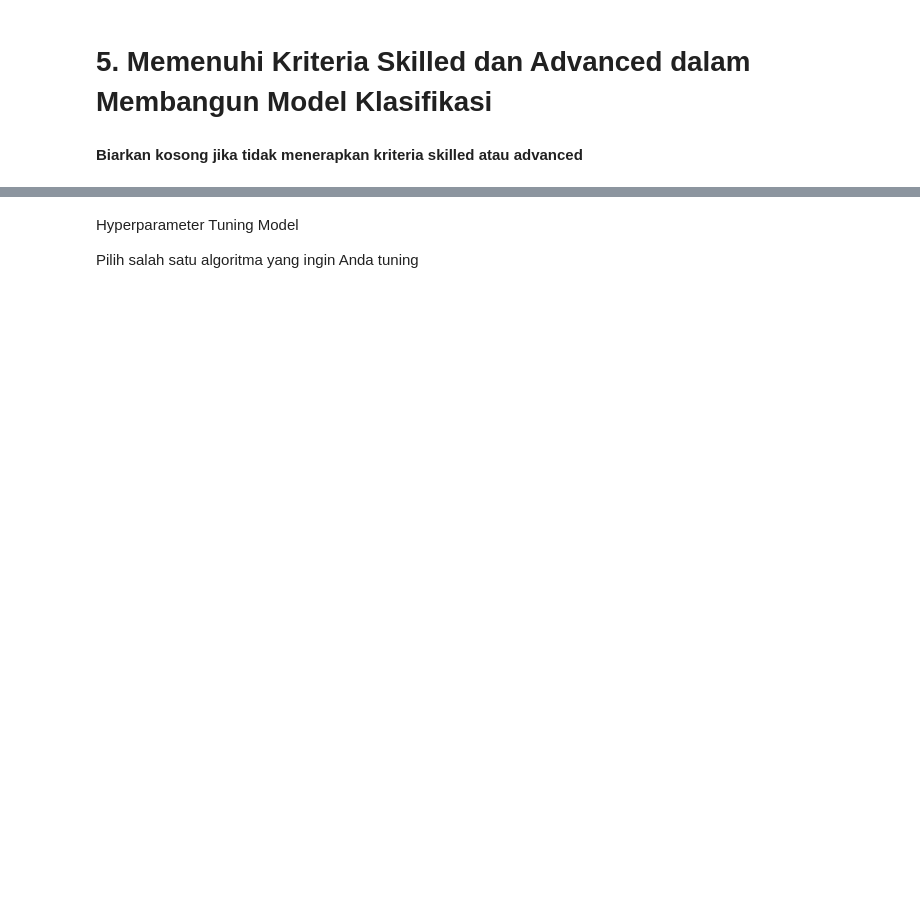
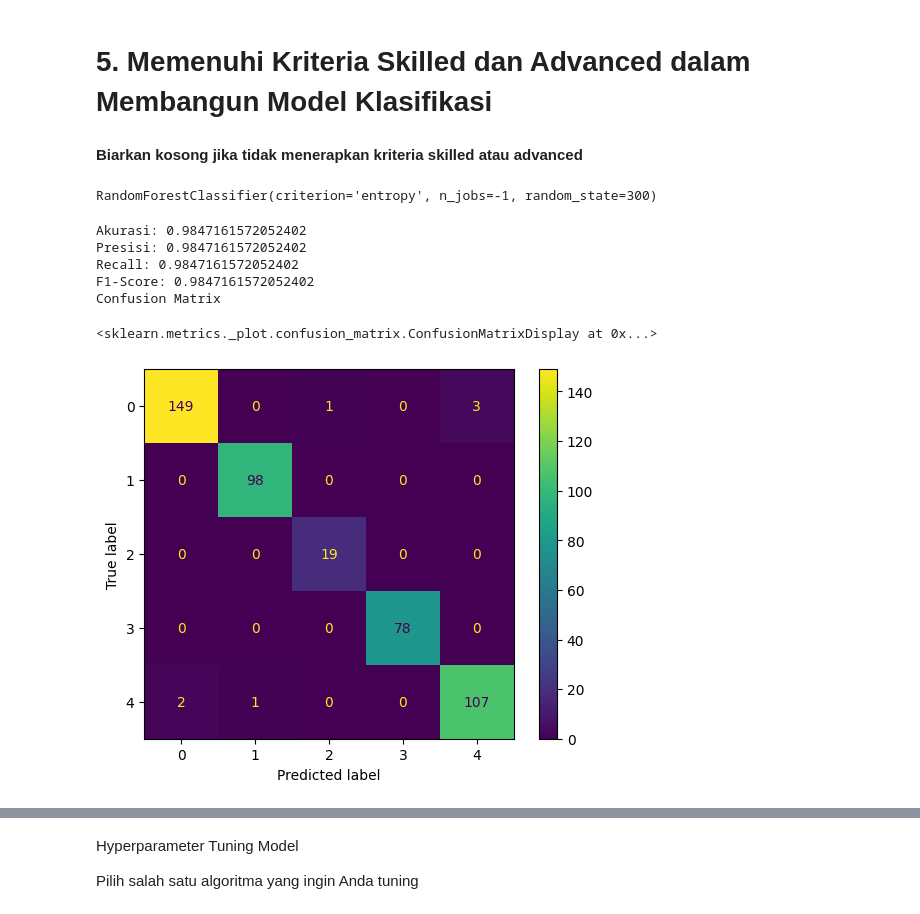
Before and after one commit to apriarami789/MachineLearning_MhdApriArami, a Jupyter notebook: [Klasifikasi]_Submission_Akhir_BMLP_Mhd_Apri_Arami.ipynb, the cells around one changed output, grey strips where cells are left out. Saved outputs shown, nothing was run; the diff lists cells and outputs as text; code cells hidden in the pictures; blank space fills up the shorter version.

```diff
--- a/[Klasifikasi]_Submission_Akhir_BMLP_Mhd_Apri_Arami.ipynb
+++ b/[Klasifikasi]_Submission_Akhir_BMLP_Mhd_Apri_Arami.ipynb
@@ -25,6 +38,9 @@ Memuat dataset hasil clustering dari file CSV ke dalam variabel DataFrame.
 # %%
+from os import path
 # Gunakan dataset hasil clustering yang memiliki fitur Target
 # Silakan gunakan dataset data_clustering jika tidak menerapkan Interpretasi Hasil Clustering [Advanced]
 # Silakan gunakan dataset data_clustering_inverse jika menerapkan Interpretasi Hasil Clustering [Advanced]
+path = '/content/MachineLearning_MhdApriArami/data_clustering_scaler.csv'
+df = pd.read_csv(path)
 # %%
 # Tampilkan 5 baris pertama dengan function head.
@@ -36,3 +58,8 @@ Tahap Data Splitting bertujuan untuk memisahkan dataset menjadi dua bagian: data
+# %%
+# Menggunakan train_test_split() untuk melakukan pembagian dataset.
+X = df.drop(['Target'], axis=1)
+y = df['Target']
+X_train, X_test, y_train, y_test = train_test_split(X, y, test_size=0.2, random_state=300)
 # %% [markdown]
 # **4. Membangun Model Klasifikasi**
 Setelah memilih algoritma klasifikasi yang sesuai, langkah selanjutnya adalah melatih model menggunakan data latih.
@@ -42,3 +69,5 @@ Berikut adalah rekomendasi tahapannya.
 2. Latih model menggunakan data yang sudah dipisah.
 # %%
 # Buatlah model klasifikasi menggunakan Decision Tree
+dt = DecisionTreeClassifier(criterion='entropy',random_state=300)
+dt.fit(X_train, y_train)
@@ -52,5 +84,25 @@ Berikut adalah rekomendasi tahapannya.
 **Biarkan kosong jika tidak menerapkan kriteria skilled atau advanced**
 # %%
 # Melatih model menggunakan algoritma klasifikasi selain Decision Tree.
+rf = RandomForestClassifier(n_estimators=100,criterion='entropy',n_jobs=-1,random_state=300)
+rf.fit(X_train, y_train)
+# %% [output]
+RandomForestClassifier(criterion='entropy', n_jobs=-1, random_state=300)
 # %%
 # Menampilkan hasil evaluasi akurasi, presisi, recall, dan F1-Score pada seluruh algoritma yang sudah dibuat.
+y_pred = dt.predict(X_test)
+print('Akurasi:', accuracy_score(y_test, y_pred))
+print('Presisi:', precision_score(y_test, y_pred, average='micro'))
+print('Recall:', recall_score(y_test, y_pred, average='micro'))
+print('F1-Score:', f1_score(y_test, y_pred, average='micro'))
+
+print('Confusion Matrix')
+ConfusionMatrixDisplay.from_estimator(dt, X_test, y_test)
+# %% [output]
+Akurasi: 0.9847161572052402
+Presisi: 0.9847161572052402
+Recall: 0.9847161572052402
+F1-Score: 0.9847161572052402
+Confusion Matrix
+<sklearn.metrics._plot.confusion_matrix.ConfusionMatrixDisplay at 0x...>
+[figure, added]
```
Also changed, not shown: parts of 13 cells of this notebook.
